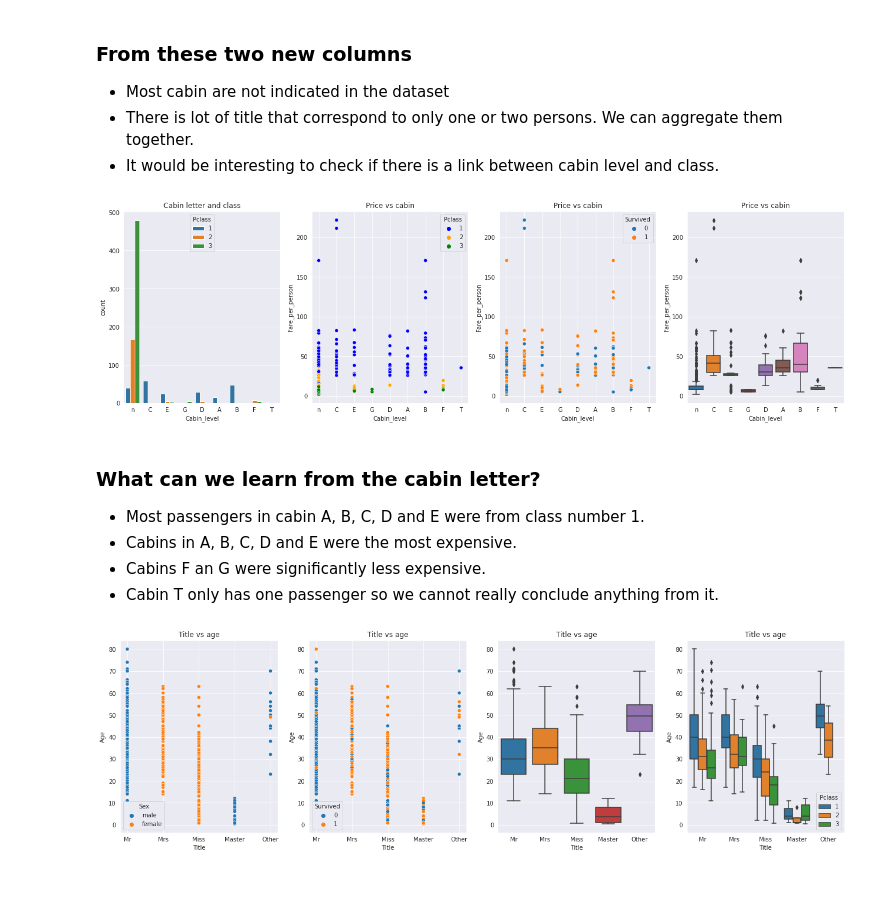
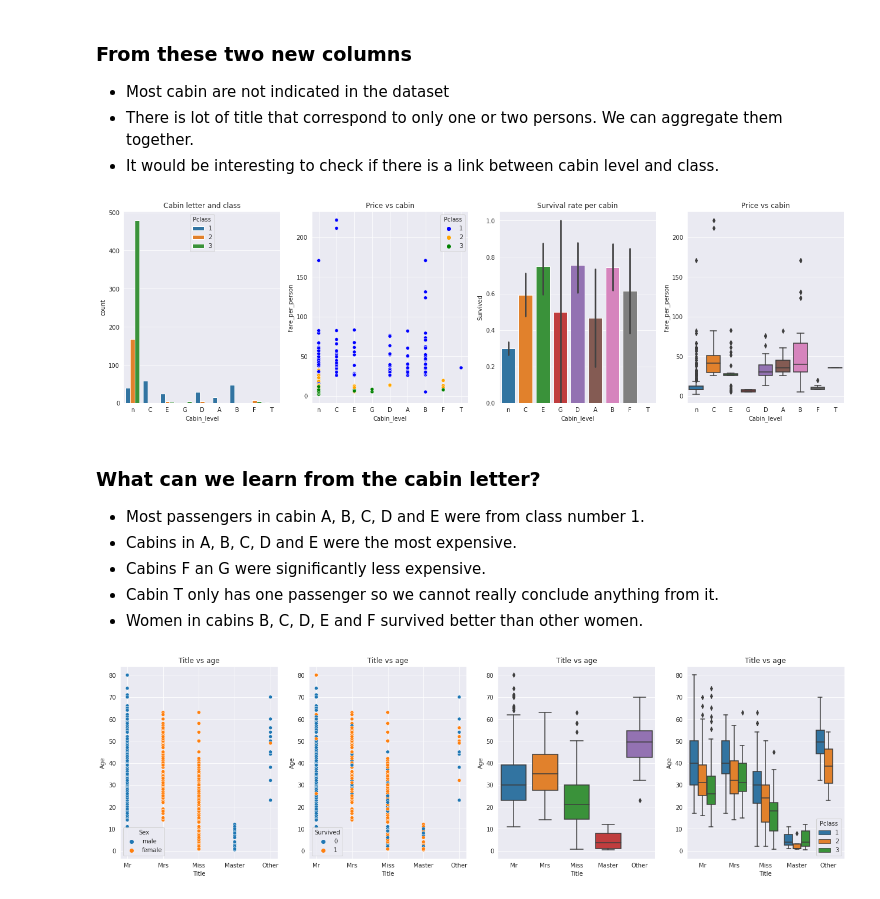
Before and after one commit to max-lutz/Kaggle_competitions, a Jupyter notebook: titanic-survival-prediction.ipynb, the cells around one changed output. Drawn from its saved outputs; the diff is of its cells as text; code cells hidden in the pictures.

```diff
--- a/titanic-survival-prediction.ipynb
+++ b/titanic-survival-prediction.ipynb
@@ -494,21 +488,22 @@ df['Title'] = df['Title'].replace('Countess', 'Mrs')
 # %%
 fig, ax = plt.subplots(1,4, figsize=(22,6))
 sns.countplot(x="Cabin_level", hue="Pclass", data=df, ax=ax[0])
 ax[0].set_title('Cabin letter and class');
 sns.scatterplot(x="Cabin_level", y="Fare_per_person", hue="Pclass", data=df, ax=ax[1], palette=['blue', 'orange', 'green'])
 ax[1].set_title('Price vs cabin');
-sns.scatterplot(x="Cabin_level", y="Fare_per_person", hue="Survived", data=df, ax=ax[2])
-ax[2].set_title('Price vs cabin');
+sns.barplot(x="Cabin_level", y="Survived", data=df, ax=ax[2])
+ax[2].set_title('Survival rate per cabin');
 sns.boxplot(x="Cabin_level", y="Fare_per_person", data=df, ax=ax[3])
 ax[3].set_title('Price vs cabin');
 # %% [output]
-[figure, old version]
+[figure, new version]
 # %% [markdown]
 ### What can we learn from the cabin letter?
 - Most passengers in cabin A, B, C, D and E were from class number 1.
 - Cabins in A, B, C, D and E were the most expensive.
 - Cabins F an G were significantly less expensive.
 - Cabin T only has one passenger so we cannot really conclude anything from it.
+- Women in cabins B, C, D, E and F survived better than other women.
 # %%
 fig, ax = plt.subplots(1,4, figsize=(22,6))
 sns.scatterplot(x="Title", y="Age", hue="Sex", data=df, ax=ax[0])
```
Also changed, not shown: parts of 22 cells of this notebook.
